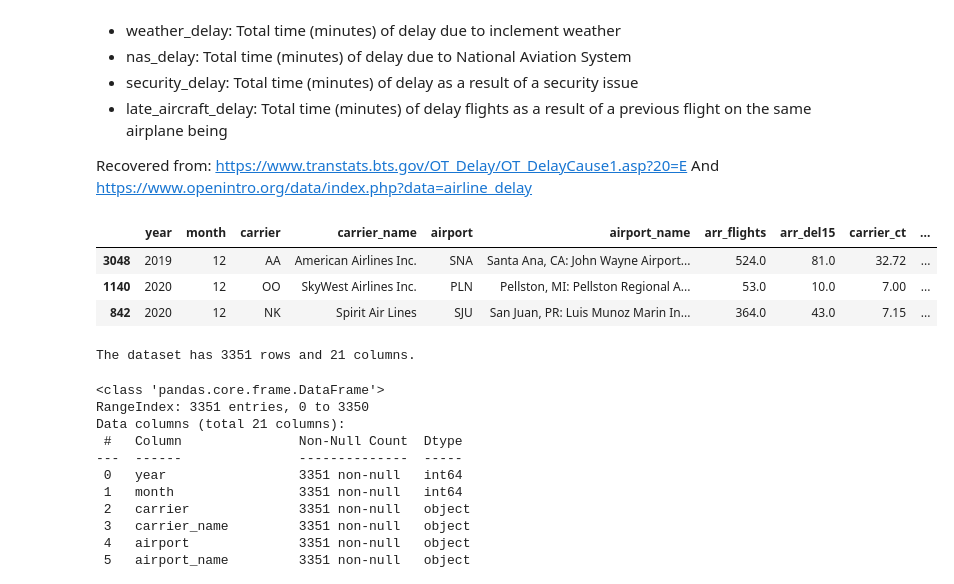
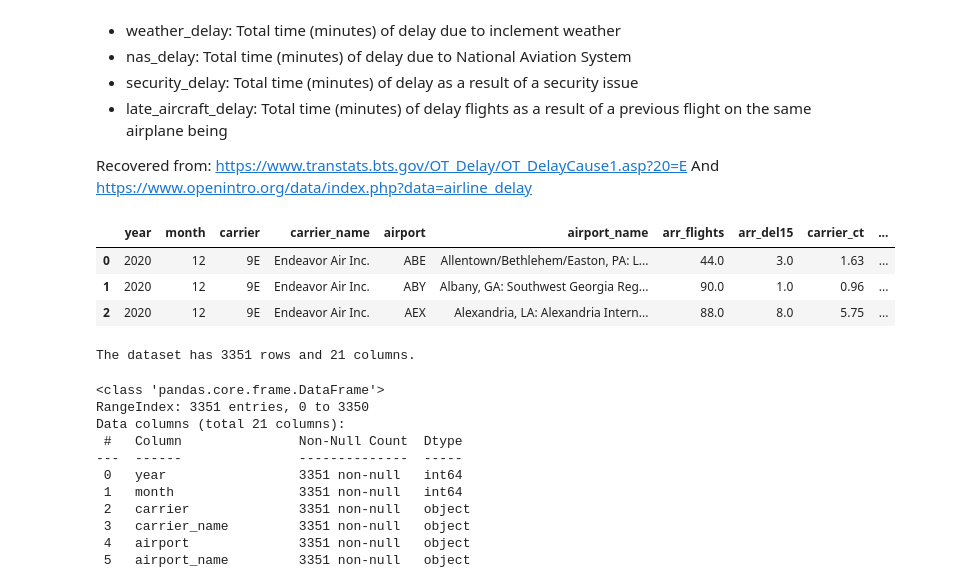
Before and after one commit to dominik117/flight-delays, a Jupyter notebook: eda_airlines.ipynb, the cells around one changed output. Drawn from its saved outputs; the diff is of its cells as text; code cells hidden in the pictures.

```diff
--- a/eda_airlines.ipynb
+++ b/eda_airlines.ipynb
@@ -48,13 +49,13 @@ plt.rcParams['font.family'] = 'sans-serif'
 plt.rcParams['font.sans-serif'] = ['Helvetica Neue']
 # %%
 df = pd.read_csv('data/airline_delay.csv')
-display(df.sample(3))
+display(df.head(3))
 print(f"The dataset has {df.shape[0]} rows and {df.shape[1]} columns.")
 # %% [output]
 |  | year | month | carrier | carrier_name | airport | airport_name | arr_flights | arr_del15 | carrier_ct | ... |
-| 3048 | 2019 | 12 | AA | American Airlines Inc. | SNA | Santa Ana, CA: John Wayne Airport... | 524.0 | 81.0 | 32.72 | ... |
-| 1140 | 2020 | 12 | OO | SkyWest Airlines Inc. | PLN | Pellston, MI: Pellston Regional A... | 53.0 | 10.0 | 7.00 | ... |
-| 842 | 2020 | 12 | NK | Spirit Air Lines | SJU | San Juan, PR: Luis Munoz Marin In... | 364.0 | 43.0 | 7.15 | ... |
+| 0 | 2020 | 12 | 9E | Endeavor Air Inc. | ABE | Allentown/Bethlehem/Easton, PA: L... | 44.0 | 3.0 | 1.63 | ... |
+| 1 | 2020 | 12 | 9E | Endeavor Air Inc. | ABY | Albany, GA: Southwest Georgia Reg... | 90.0 | 1.0 | 0.96 | ... |
+| 2 | 2020 | 12 | 9E | Endeavor Air Inc. | AEX | Alexandria, LA: Alexandria Intern... | 88.0 | 8.0 | 5.75 | ... |
 The dataset has 3351 rows and 21 columns.
 # %%
 df.info()
```
Also changed, not shown: parts of 13 cells of this notebook, 1 other file.
